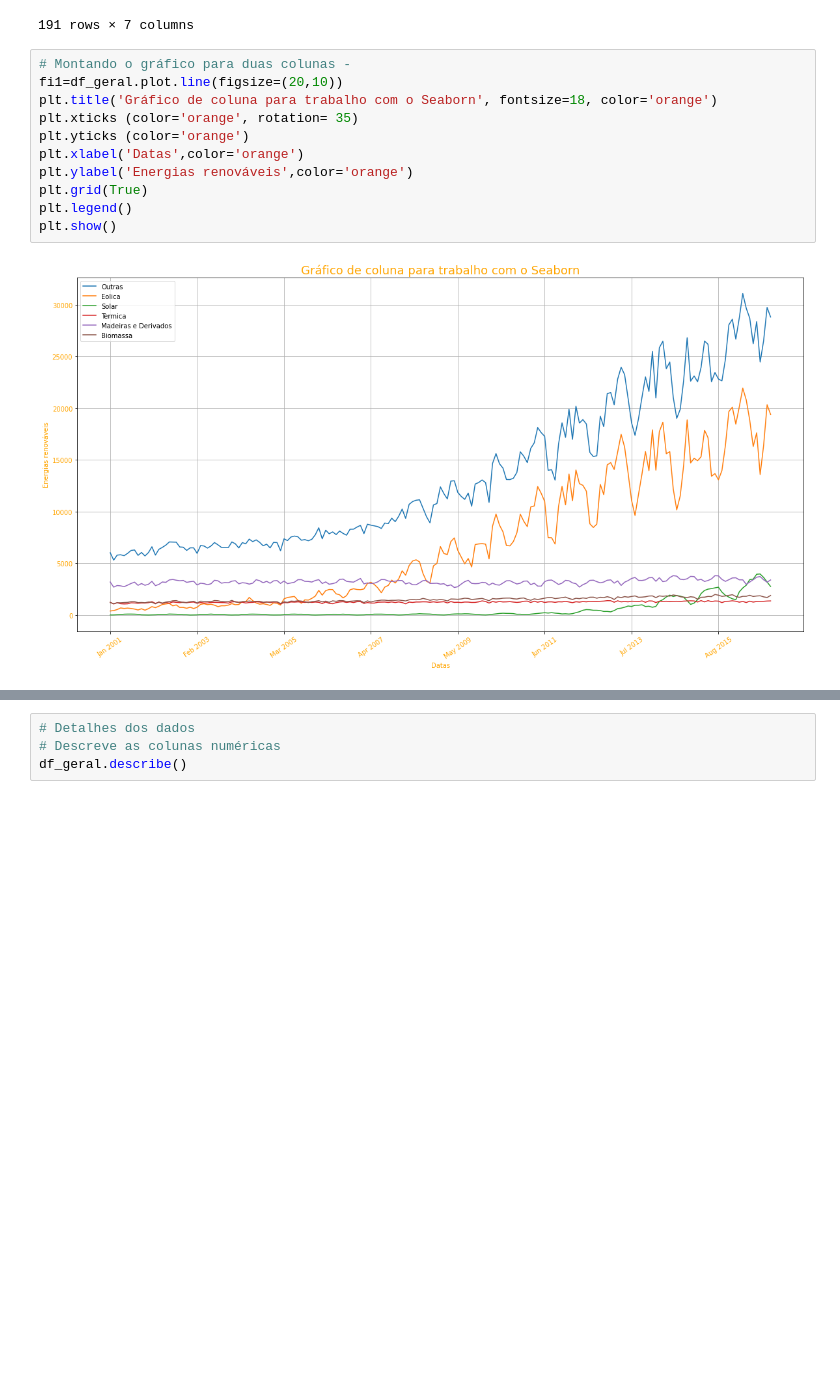
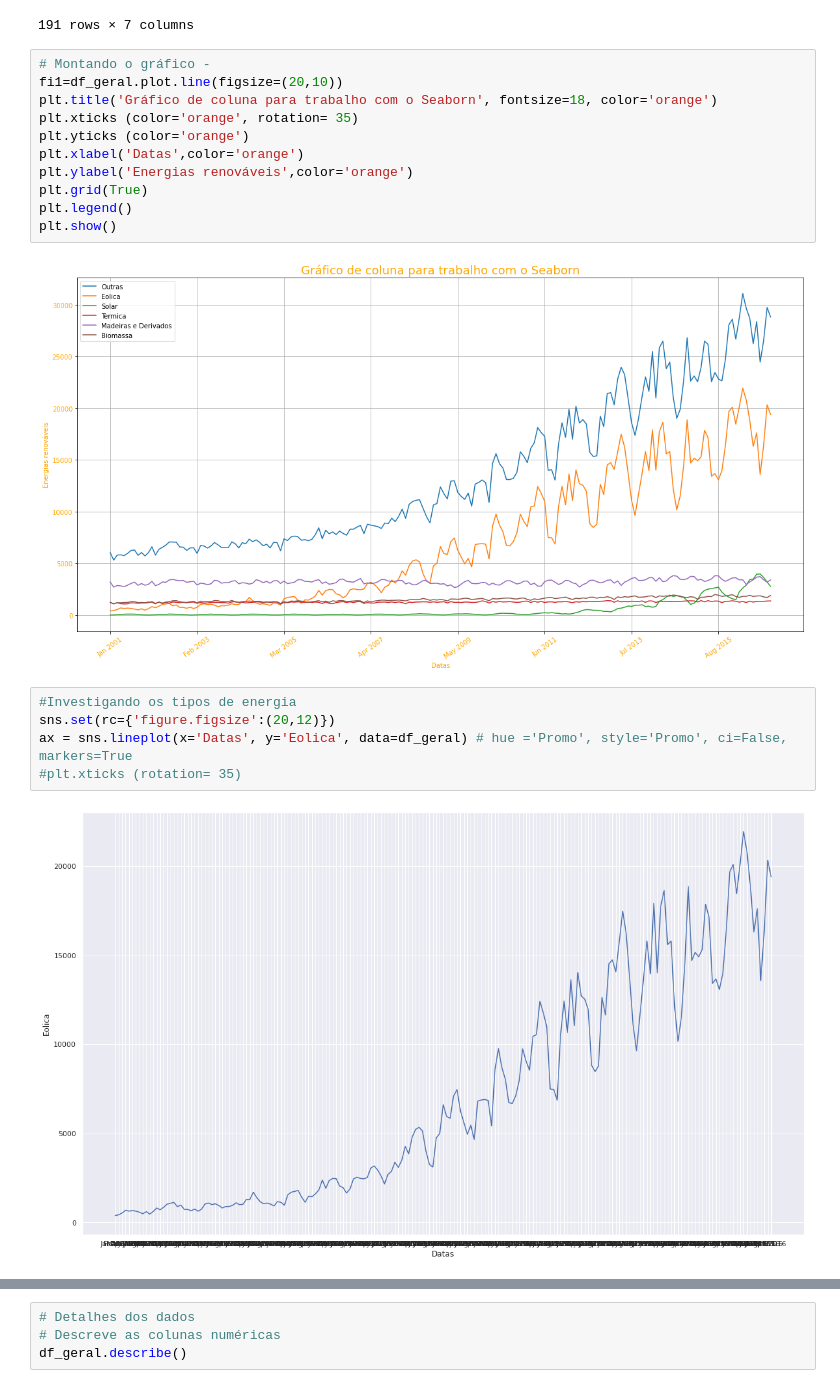
Before and after one commit to AndreLovo/Analise-de-dados, a Jupyter notebook: Cópia_de_Energia_Ren_USA.ipynb, the cells around one changed output, grey strips where cells are left out. Drawn from its saved outputs; the diff is of its cells as text; blank space fills up the shorter version.

```diff
--- a/Cópia_de_Energia_Ren_USA.ipynb
+++ b/Cópia_de_Energia_Ren_USA.ipynb
@@ -393,7 +419,7 @@ df_geral
 | Nov 2016 | Nov2016 | 28819 | 19406 | 2767 | 1364 | 3391 | 1891 |
 191 rows × 7 columns
 # %%
-# Montando o gráfico para duas colunas -
+# Montando o gráfico -
 fi1=df_geral.plot.line(figsize=(20,10))
 plt.title('Gráfico de coluna para trabalho com o Seaborn', fontsize=18, color='orange')
 plt.xticks (color='orange', rotation= 35)
@@ -405,3 +431,10 @@ plt.legend()
 plt.show()
 # %% [output]
 [figure]
+# %%
+#Investigando os tipos de energia
+sns.set(rc={'figure.figsize':(20,12)})
+ax = sns.lineplot(x='Datas', y='Eolica', data=df_geral) # hue ='Promo', style='Promo', ci=False, markers=True
+#plt.xticks (rotation= 35)
+# %% [output]
+[figure, added]
```
Also changed, not shown: parts of 28 cells of this notebook.
